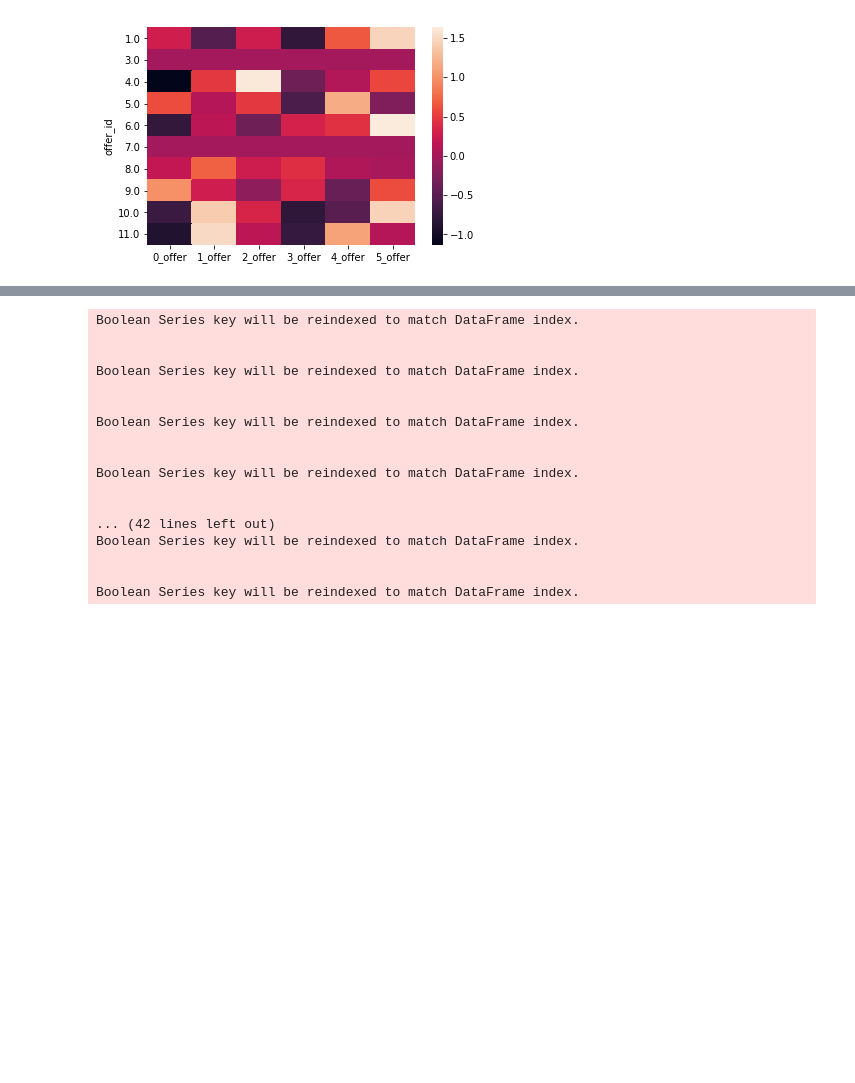
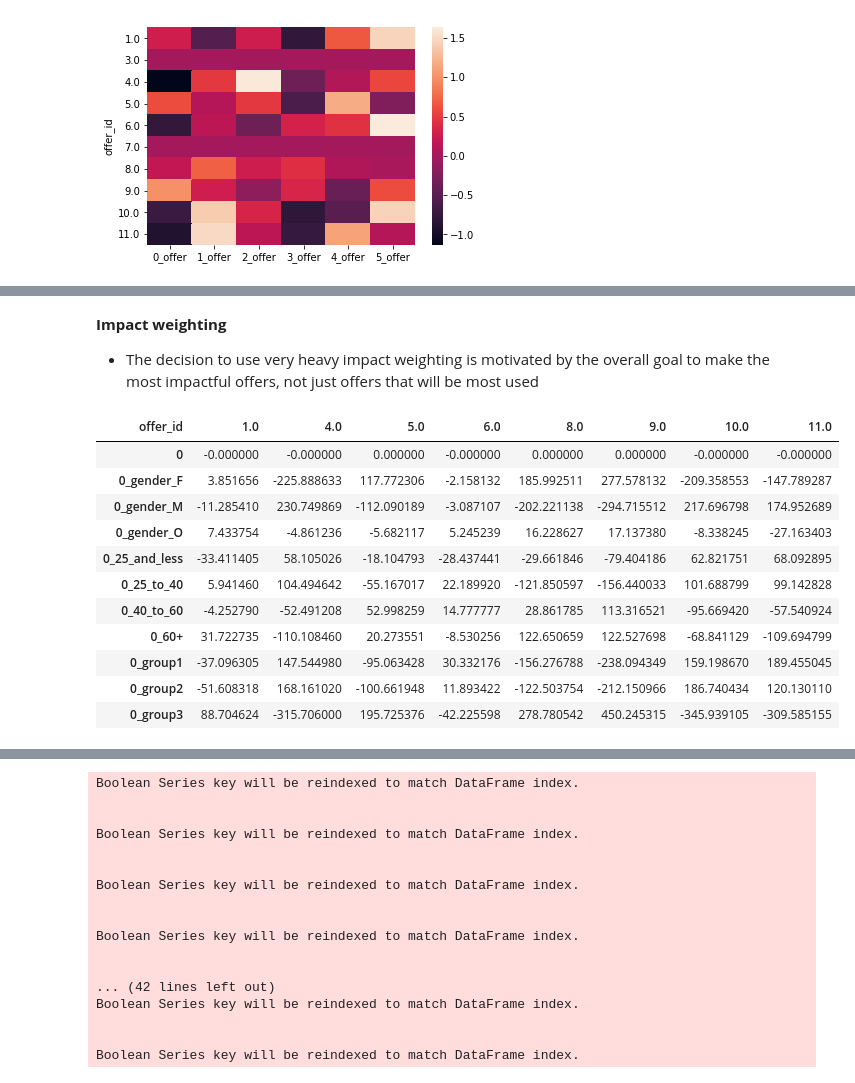
Before and after one commit to madkehl/Capstone, a Jupyter notebook: Starbucks Capstone .ipynb, the cells around one changed output, grey strips where cells are left out. Cells and saved outputs as stored; diff of their text form; code cells hidden in the pictures; blank space fills up the shorter version.

Commit message:
feat: chi sq + style table

```diff
--- a/Starbucks Capstone .ipynb
+++ b/Starbucks Capstone .ipynb
@@ -897 +893,16 @@ user_item = create_user_item_matrix(df_gb)
+# %%
+def create_contingency_table(id_str = 'offer_id', info_df = users_df2, zero_drops  = [3.0, 7.0], cat_count_df = A_weighted, cat_sets = users_df2.columns[0:11]):
+    '''
+    INPUT:
+
+    OUTPUT:
+
+    '''
+    total = pd.DataFrame(cat_count_df.sum().drop(zero_drops, axis = 0))
+    for i in cat_sets:
+        test = cat_count_df[cat_count_df.index.isin(info_df[info_df[i] == 1].index)]
+        counts = pd.DataFrame(test.sum().drop(zero_drops, axis = 0))
+        counts.columns = [str(n) + '_' + i for n in counts.columns]
+        total = total.merge(counts, left_on = id_str, right_on = id_str)
+    return(total)
 # %%
@@ -945,9 +943,3 @@ sns.heatmap(offer_corr.iloc[7:, 0:6], annot=False, fmt=".2f");
-# %%
-u.columns = [str(i) + '_user' for i in u.columns]
-v.columns = [str(i) + '_offer' for i in v.columns]
-
-df_gb_max = df_gb.merge(u, left_on = 'user_id', right_on = u.index, how = 'left')
-df_gb_max = df_gb_max.merge(v, left_on = 'offer_id', right_on = v.index, how = 'left')
 # %%
 sns.heatmap(v, annot=False, fmt=".2f");
 # %% [output]
@@ -1006,0 +954,31 @@ Float64Index([1.0, 3.0, 4.0, 5.0, 6.0, 7.0, 8.0, 9.0, 10.0, 11.0], dtype='float6
+# %% [markdown]
+**Impact weighting**
+* The decision to use very heavy impact weighting is motivated by the overall goal to make the most impactful offers, not just offers that will be most used
+# %%
+impact_weights = users_df2['reward_impact'].reset_index(drop = True)*100 + 0.05
+A_weighted = A.mul(impact_weights, axis = 'rows')
+
+cont_table_df = create_contingency_table()
+cont_table_df = cont_table_df.drop('0_years_member', axis = 1).T
+
+stat, p, dof, expected = chi2_contingency(cont_table)
+
+expected_df = pd.DataFrame(expected)
+expected_df.index = cont_table.index
+expected_df.columns = cont_table.columns
+
+diff_df = expected_df - cont_table_df
+diff_df.style.background_gradient(cmap = 'RdBu')
+# %% [output]
+| offer_id | 1.0 | 4.0 | 5.0 | 6.0 | 8.0 | 9.0 | 10.0 | 11.0 |
+| 0 | -0.000000 | -0.000000 | 0.000000 | -0.000000 | 0.000000 | 0.000000 | -0.000000 | -0.000000 |
+| 0_gender_F | 3.851656 | -225.888633 | 117.772306 | -2.158132 | 185.992511 | 277.578132 | -209.358553 | -147.789287 |
+| 0_gender_M | -11.285410 | 230.749869 | -112.090189 | -3.087107 | -202.221138 | -294.715512 | 217.696798 | 174.952689 |
+| 0_gender_O | 7.433754 | -4.861236 | -5.682117 | 5.245239 | 16.228627 | 17.137380 | -8.338245 | -27.163403 |
+| 0_25_and_less | -33.411405 | 58.105026 | -18.104793 | -28.437441 | -29.661846 | -79.404186 | 62.821751 | 68.092895 |
+| 0_25_to_40 | 5.941460 | 104.494642 | -55.167017 | 22.189920 | -121.850597 | -156.440033 | 101.688799 | 99.142828 |
+| 0_40_to_60 | -4.252790 | -52.491208 | 52.998259 | 14.777777 | 28.861785 | 113.316521 | -95.669420 | -57.540924 |
+| 0_60+ | 31.722735 | -110.108460 | 20.273551 | -8.530256 | 122.650659 | 122.527698 | -68.841129 | -109.694799 |
+| 0_group1 | -37.096305 | 147.544980 | -95.063428 | 30.332176 | -156.276788 | -238.094349 | 159.198670 | 189.455045 |
+| 0_group2 | -51.608318 | 168.161020 | -100.661948 | 11.893422 | -122.503754 | -212.150966 | 186.740434 | 120.130110 |
+| 0_group3 | 88.704624 | -315.706000 | 195.725376 | -42.225598 | 278.780542 | 450.245315 | -345.939105 | -309.585155 |
```
Also changed, not shown: parts of 26 cells of this notebook.
